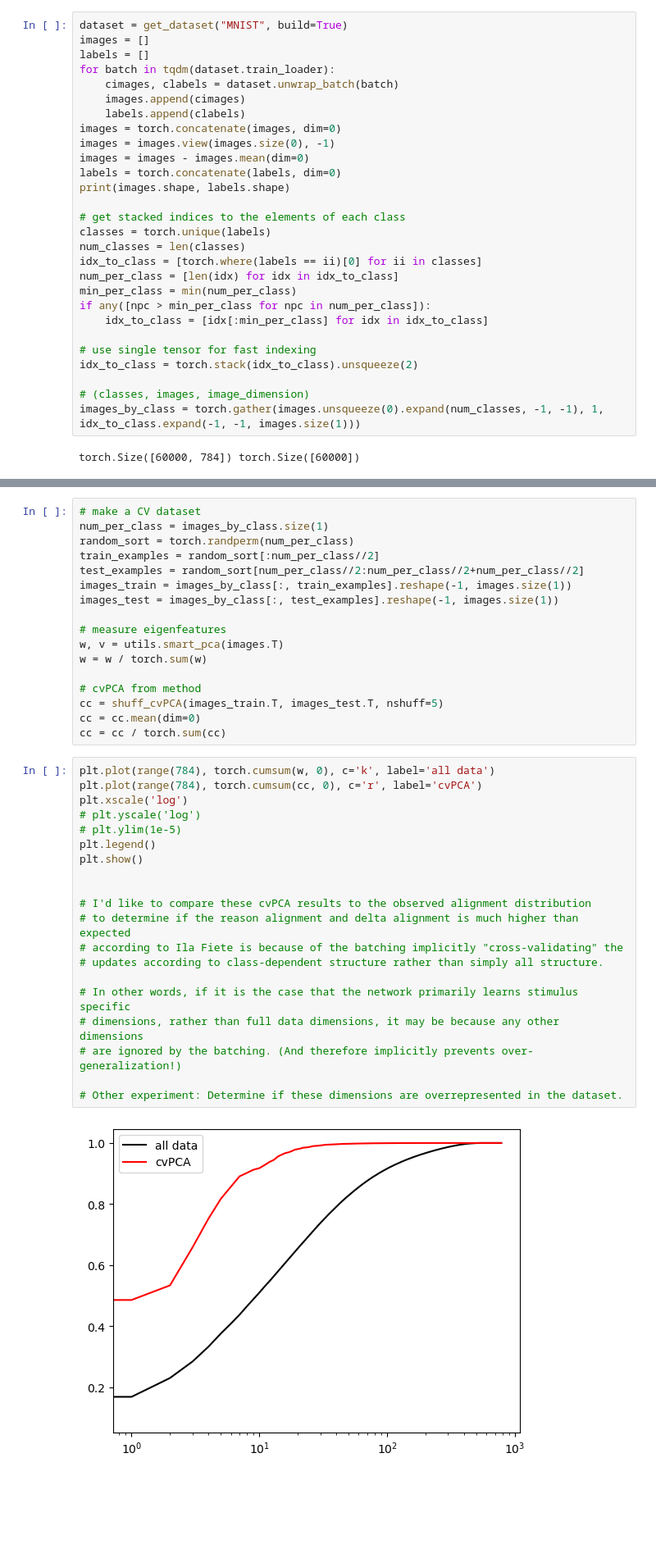
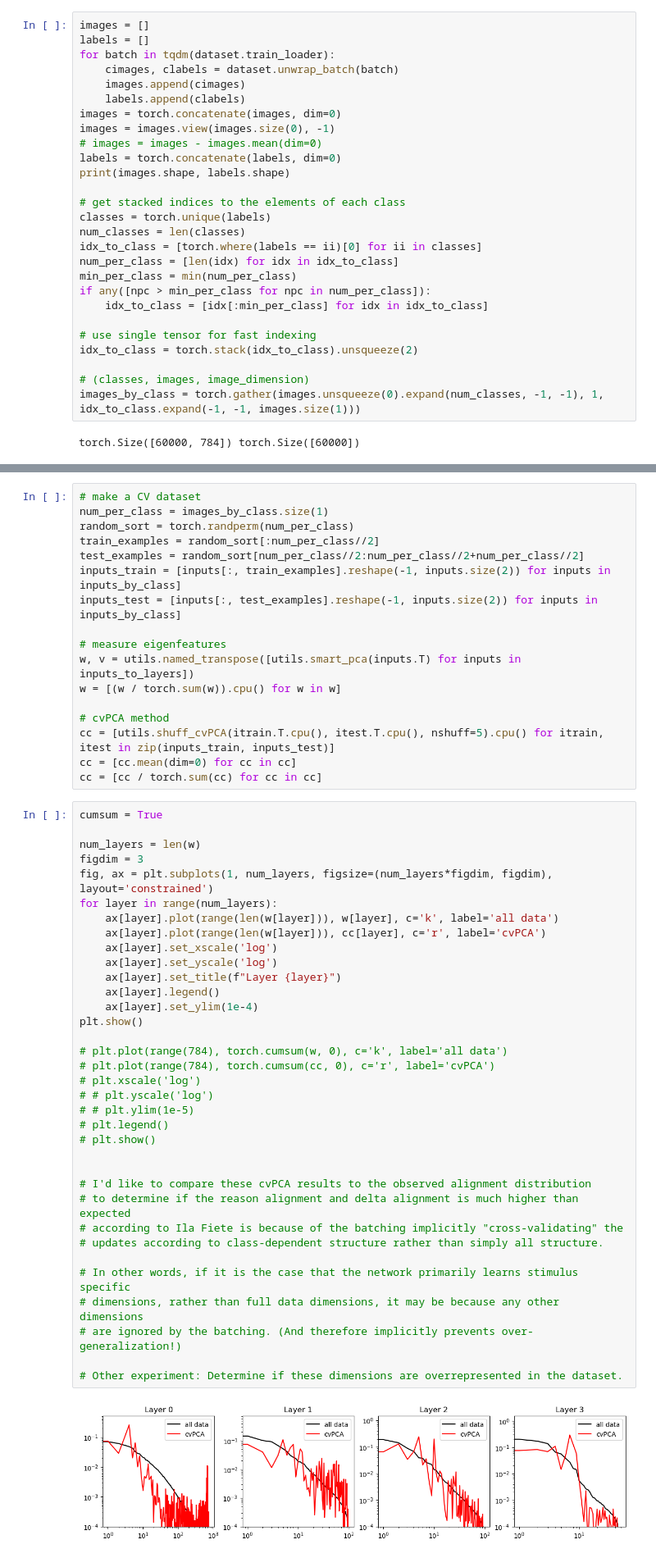
Before and after one commit to celiaberon/networkAlignmentAnalysis, a Jupyter notebook: testbook.ipynb, the cells around one changed output, grey strips where cells are left out. Shown: that part at 82% size. Drawn from its saved outputs; the diff is of its cells as text; blank space fills up the shorter version.

```diff
--- a/testbook.ipynb
+++ b/testbook.ipynb
@@ -135,5 +131,4 @@ def shuff_cvPCA(X1, X2, nshuff=5, cvmethod=cvPCA):
 # %%
-dataset = get_dataset("MNIST", build=True)
 images = []
 labels = []
 for batch in tqdm(dataset.train_loader):
@@ -142,7 +137,7 @@ for batch in tqdm(dataset.train_loader):
     labels.append(clabels)
 images = torch.concatenate(images, dim=0)
 images = images.view(images.size(0), -1)
-images = images - images.mean(dim=0)
+# images = images - images.mean(dim=0)
 labels = torch.concatenate(labels, dim=0)
 print(images.shape, labels.shape)
 
@@ -168,36 +176,51 @@ num_per_class = images_by_class.size(1)
 random_sort = torch.randperm(num_per_class)
 train_examples = random_sort[:num_per_class//2]
 test_examples = random_sort[num_per_class//2:num_per_class//2+num_per_class//2]
-images_train = images_by_class[:, train_examples].reshape(-1, images.size(1))
-images_test = images_by_class[:, test_examples].reshape(-1, images.size(1))
+inputs_train = [inputs[:, train_examples].reshape(-1, inputs.size(2)) for inputs in inputs_by_class]
+inputs_test = [inputs[:, test_examples].reshape(-1, inputs.size(2)) for inputs in inputs_by_class]
 
 # measure eigenfeatures
-w, v = utils.smart_pca(images.T)
-w = w / torch.sum(w)
+w, v = utils.named_transpose([utils.smart_pca(inputs.T) for inputs in inputs_to_layers])
+w = [(w / torch.sum(w)).cpu() for w in w]
 
-# cvPCA from method
-cc = shuff_cvPCA(images_train.T, images_test.T, nshuff=5)
-cc = cc.mean(dim=0)
-cc = cc / torch.sum(cc)
+# cvPCA method
+cc = [utils.shuff_cvPCA(itrain.T.cpu(), itest.T.cpu(), nshuff=5).cpu() for itrain, itest in zip(inputs_train, inputs_test)]
+cc = [cc.mean(dim=0) for cc in cc]
+cc = [cc / torch.sum(cc) for cc in cc]
 # %%
-plt.plot(range(784), torch.cumsum(w, 0), c='k', label='all data')
-plt.plot(range(784), torch.cumsum(cc, 0), c='r', label='cvPCA')
-plt.xscale('log')
-# plt.yscale('log')
-# plt.ylim(1e-5)
-plt.legend()
+cumsum = True
+
+num_layers = len(w)
+figdim = 3
+fig, ax = plt.subplots(1, num_layers, figsize=(num_layers*figdim, figdim), layout='constrained')
+for layer in range(num_layers):
+    ax[layer].plot(range(len(w[layer])), w[layer], c='k', label='all data')
+    ax[layer].plot(range(len(w[layer])), cc[layer], c='r', label='cvPCA')
+    ax[layer].set_xscale('log')
+    ax[layer].set_yscale('log')
+    ax[layer].set_title(f"Layer {layer}")
+    ax[layer].legend()
+    ax[layer].set_ylim(1e-4)
 plt.show()
+
+# plt.plot(range(784), torch.cumsum(w, 0), c='k', label='all data')
+# plt.plot(range(784), torch.cumsum(cc, 0), c='r', label='cvPCA')
+# plt.xscale('log')
+# # plt.yscale('log')
+# # plt.ylim(1e-5)
+# plt.legend()
+# plt.show()
 
 
 # I'd like to compare these cvPCA results to the observed alignment distribution
 # to determine if the reason alignment and delta alignment is much higher than expected
 # according to Ila Fiete is because of the batching implicitly "cross-validating" the
 # updates according to class-dependent structure rather than simply all structure.
 
 # In other words, if it is the case that the network primarily learns stimulus specific
 # dimensions, rather than full data dimensions, it may be because any other dimensions
 # are ignored by the batching. (And therefore implicitly prevents over-generalization!)
 
 # Other experiment: Determine if these dimensions are overrepresented in the dataset.
 # %% [output]
-[figure, old version]
+[figure, new version]
```
Also changed, not shown: parts of 8 cells of this notebook, 1 other file.
